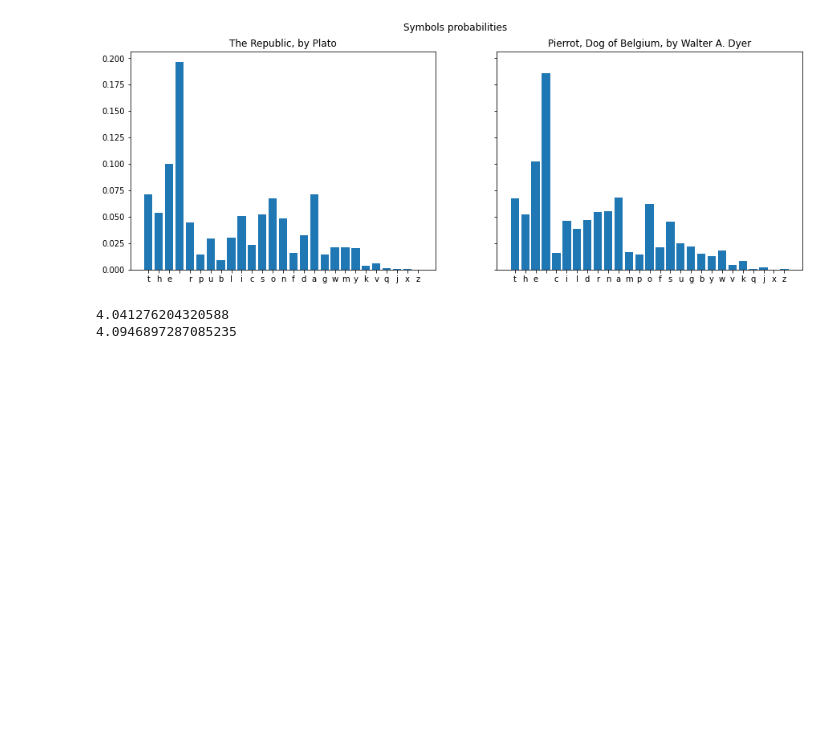
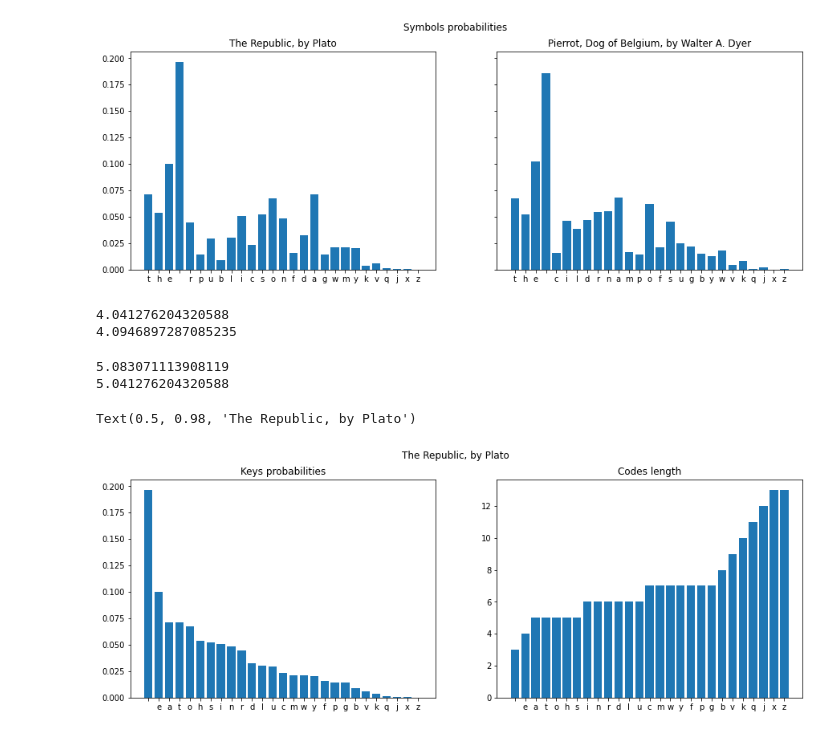
Before and after one commit to daveomri/textual-analysis, a Jupyter notebook: hw1/hw1.ipynb, the cells around one changed output. Drawn from its saved outputs; the diff is of its cells as text; code cells hidden in the pictures; blank space fills up the shorter version.

```diff
--- a/hw1/hw1.ipynb
+++ b/hw1/hw1.ipynb
@@ -62,6 +62,7 @@ def count_characters(text):
         if i not in chars_num.keys():
             chars_num[i] = {}
             chars_num[i]["num"] = 1
+            chars_num[i]["key"] = i
         else:
             chars_num[i]["num"] += 1
 
@@ -127,0 +162,3 @@ print(get_entrophy([value["prob"] for value in uniq_num_y.values()]))
+# %%
+codes_x = [value for value in uniq_num_x.values()]
+get_text_code(codes_x)
@@ -127,0 +180,23 @@ print(get_entrophy([value["prob"] for value in uniq_num_y.values()]))
+# %%
+# Testing the code optimality
+print(cout_LC(codes_x))
+print(cout_entropy(codes_x) + 1)
+# %% [output]
+5.083071113908119
+5.041276204320588
+# %%
+# Plot the codes length
+names_x = [value["key"] for value in codes_x]
+values_x = [value["prob"] for value in codes_x]
+names_y = [value["key"] for value in codes_x]
+values_y = [len(value["code"]) for value in codes_x]
+# %%
+fig, axs = plt.subplots(1, 2, figsize=(15, 5))
+axs[0].bar(names_x, values_x)
+axs[0].title.set_text("Keys probabilities")
+axs[1].bar(names_y, values_y)
+axs[1].title.set_text("Codes length")
+fig.suptitle(data_x["name"])
+# %% [output]
+Text(0.5, 0.98, 'The Republic, by Plato')
+[figure, added]
```
Also changed, not shown: parts of 3 cells of this notebook.
